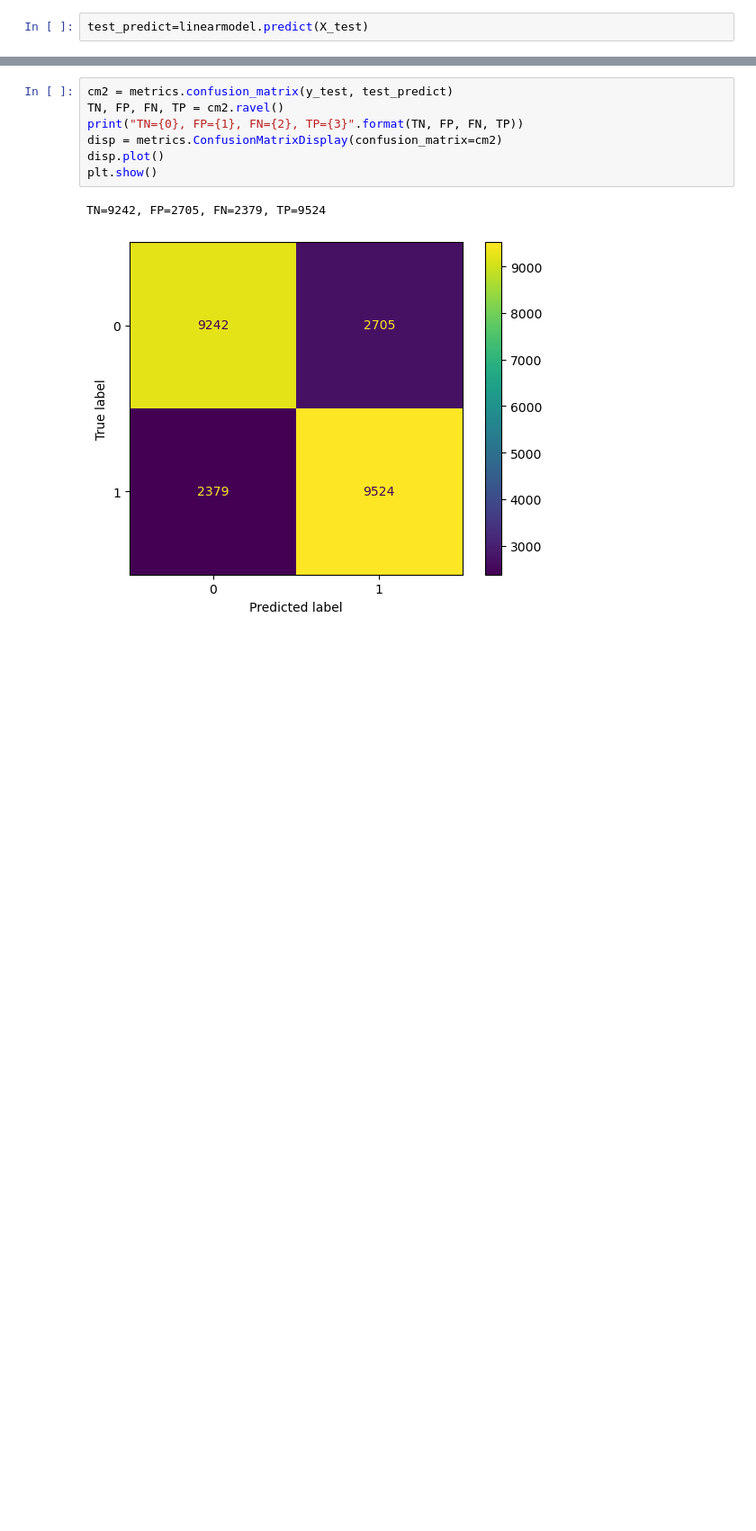
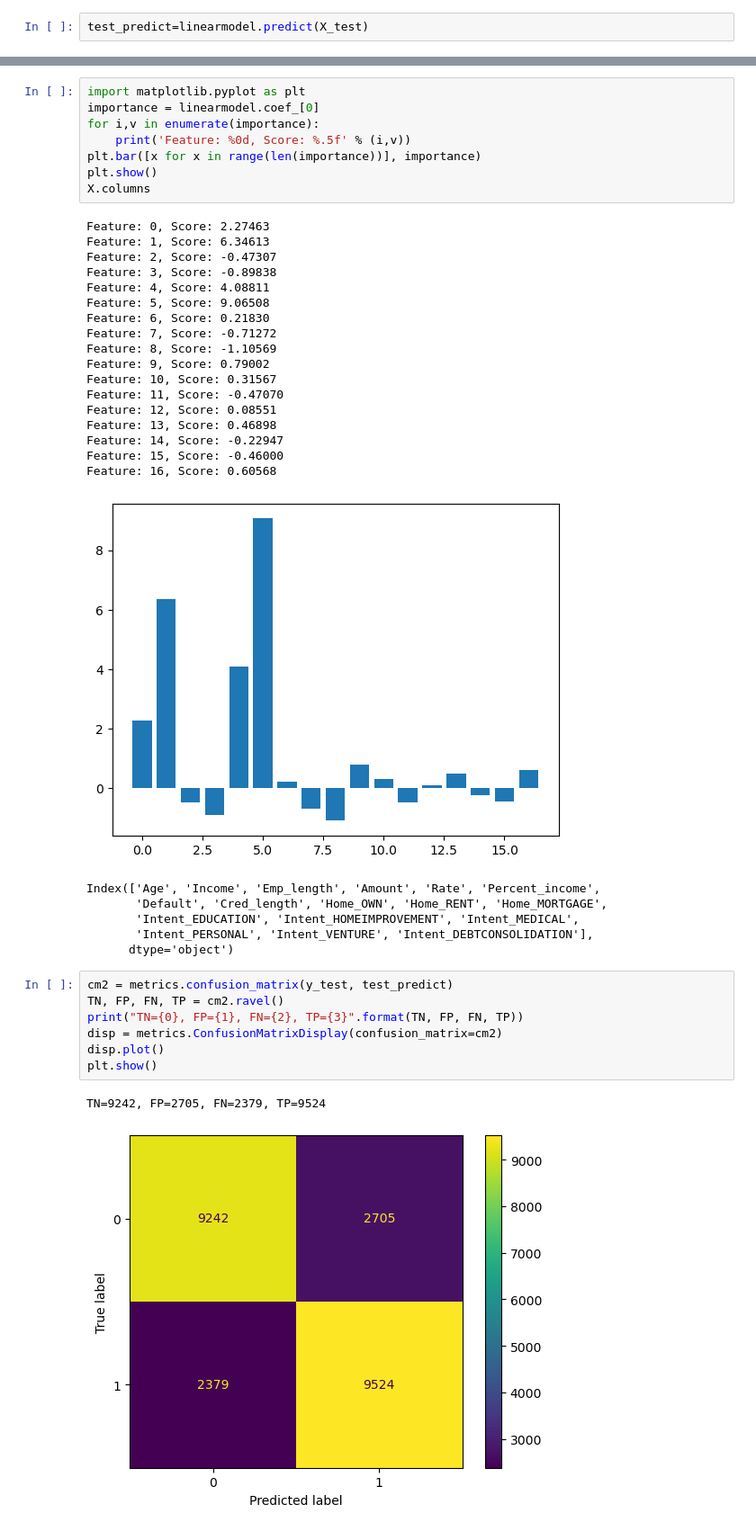
Before and after one commit to tunceralv/CreditRiskAnalysis, a Jupyter notebook: Huseyin.ipynb, the cells around one changed output, grey strips where cells are left out. Shown at 90% size. Drawn from its saved outputs; the diff is of its cells as text; blank space fills up the shorter version.

```diff
--- a/Huseyin.ipynb
+++ b/Huseyin.ipynb
@@ -975,3 +983,35 @@ Test verisi üzerindeki duyarlılık (recall) : 0.8001344198941444
+# %%
+import matplotlib.pyplot as plt
+importance = linearmodel.coef_[0]
+for i,v in enumerate(importance):
+	print('Feature: %0d, Score: %.5f' % (i,v))
+plt.bar([x for x in range(len(importance))], importance)
+plt.show()
+X.columns
+# %% [output]
+Feature: 0, Score: 2.27463
+Feature: 1, Score: 6.34613
+Feature: 2, Score: -0.47307
+Feature: 3, Score: -0.89838
+Feature: 4, Score: 4.08811
+Feature: 5, Score: 9.06508
+Feature: 6, Score: 0.21830
+Feature: 7, Score: -0.71272
+Feature: 8, Score: -1.10569
+Feature: 9, Score: 0.79002
+Feature: 10, Score: 0.31567
+Feature: 11, Score: -0.47070
+Feature: 12, Score: 0.08551
+Feature: 13, Score: 0.46898
+Feature: 14, Score: -0.22947
+Feature: 15, Score: -0.46000
+Feature: 16, Score: 0.60568
+[figure, added]
+Index(['Age', 'Income', 'Emp_length', 'Amount', 'Rate', 'Percent_income',
+       'Default', 'Cred_length', 'Home_OWN', 'Home_RENT', 'Home_MORTGAGE',
+       'Intent_EDUCATION', 'Intent_HOMEIMPROVEMENT', 'Intent_MEDICAL',
+       'Intent_PERSONAL', 'Intent_VENTURE', 'Intent_DEBTCONSOLIDATION'],
+      dtype='object')
 # %%
 cm2 = metrics.confusion_matrix(y_test, test_predict)
 TN, FP, FN, TP = cm2.ravel()
```
Also changed, not shown: parts of 8 cells of this notebook.
